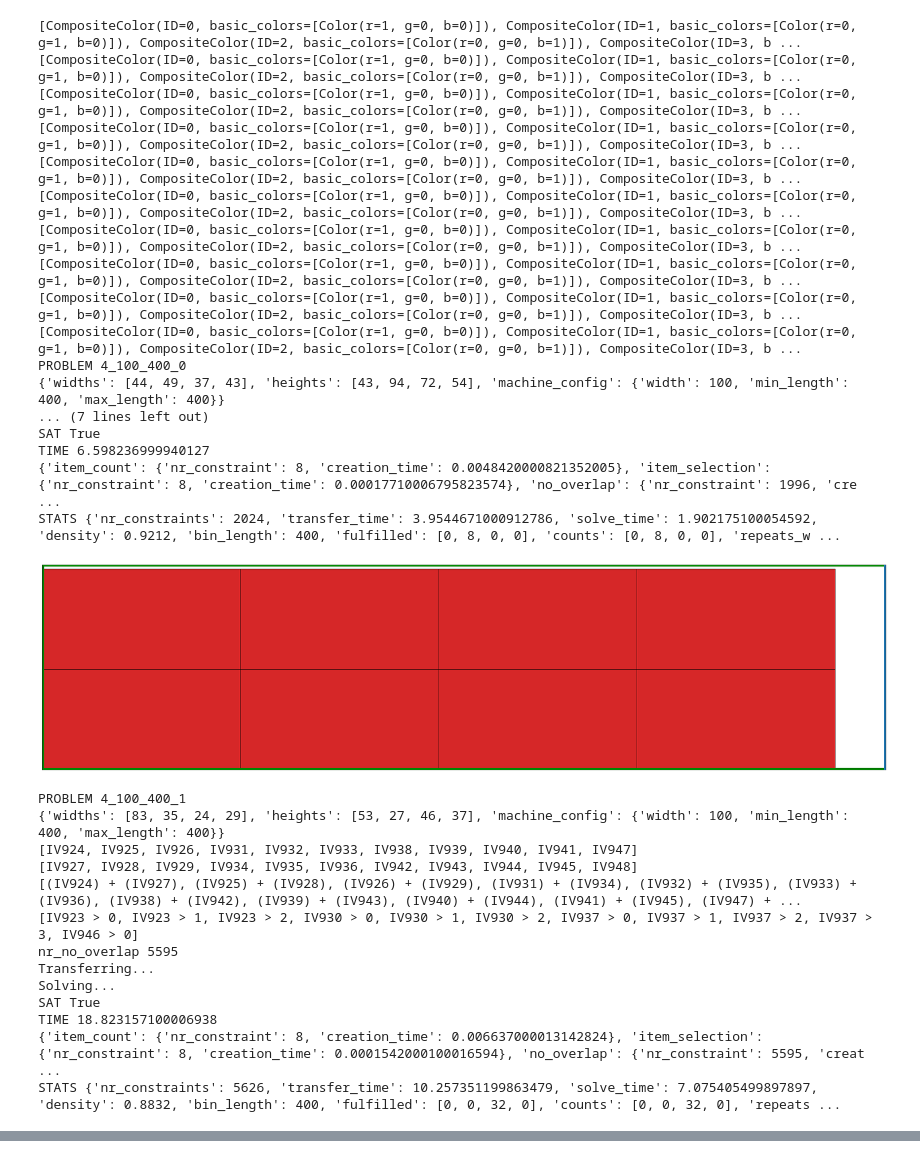
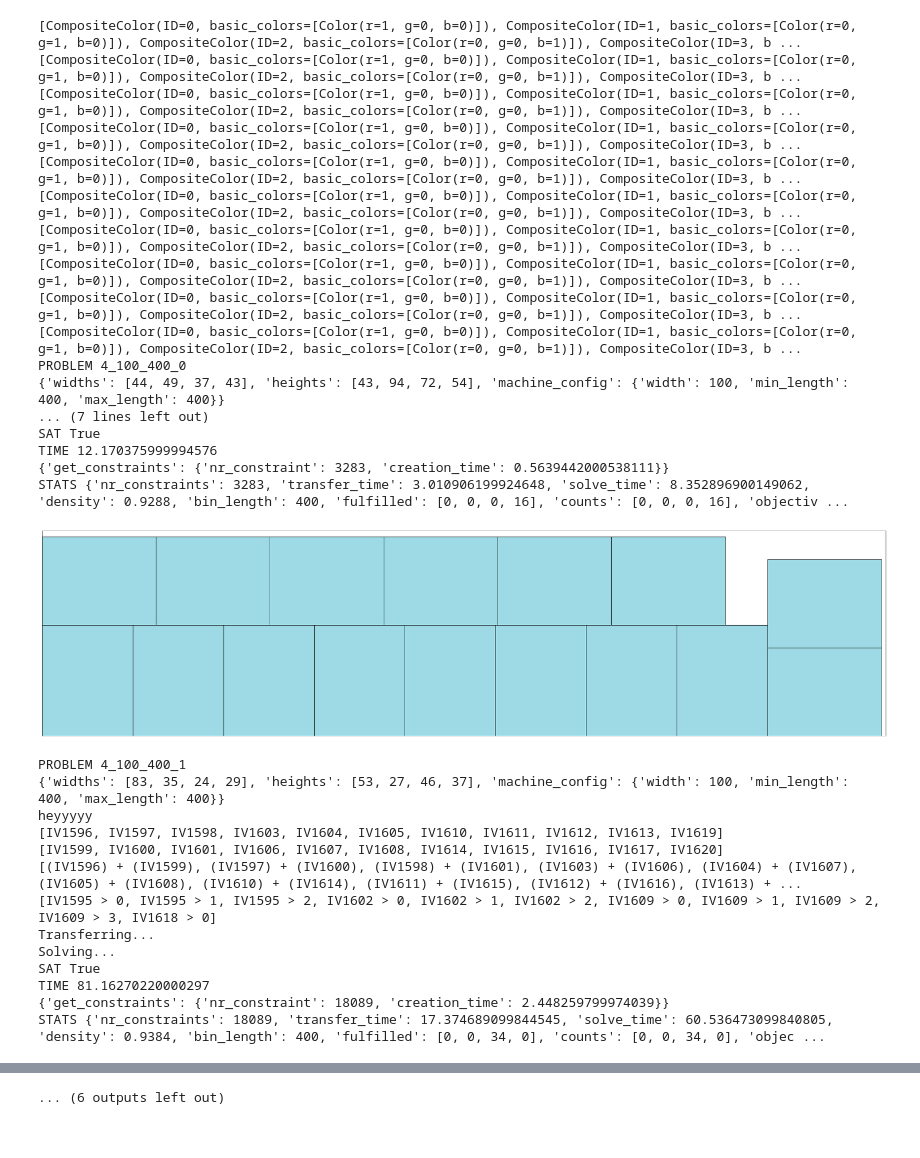
Before and after one commit to ThomSerg/IndustrialWeavePlanning, a Jupyter notebook: benchmarks/single_bin_creel/benchmark.ipynb, the cells around one changed output, grey strips where cells are left out. Saved outputs shown, nothing was run; the diff lists cells and outputs as text; code cells hidden in the pictures.

```diff
--- a/benchmarks/single_bin_creel/benchmark.ipynb
+++ b/benchmarks/single_bin_creel/benchmark.ipynb
@@ -20,47 +21,47 @@ problems = [
 # %%
 nr_item_types = [4]
 
 for minutes in [1]:
     for nr_item_type in nr_item_types:
         for problem in problems:
 
             x, y = problem
             #for x in range(1,y+1):
             file_name = str(nr_item_type) + "_" + str(x) + "_" + str(y)
 
             f = open(os.path.join(os.getcwd(), "problems", file_name + ".json"))
             data = json.load(f)
 
-            run_single_bin_benchmark_repeated([AnchorSBMCreel], (ProblemJsonCS.init_from_file(data)), max_time_seconds=60*minutes, nr_repeats=1)
+            run_single_bin_benchmark_repeated([GuillotineSBMCreel], (ProblemJsonCS.init_from_file(data)), max_time_seconds=60*minutes, nr_repeats=1)
 # %% [output]
 [CompositeColor(ID=0, basic_colors=[Color(r=1, g=0, b=0)]), CompositeColor(ID=1, basic_colors=[Color(r=0, g=1, b=0)]), CompositeColor(ID=2, basic_colors=[Color(r=0, g=0, b=1)]), CompositeColor(ID=3, b ...
 [CompositeColor(ID=0, basic_colors=[Color(r=1, g=0, b=0)]), CompositeColor(ID=1, basic_colors=[Color(r=0, g=1, b=0)]), CompositeColor(ID=2, basic_colors=[Color(r=0, g=0, b=1)]), CompositeColor(ID=3, b ...
 [CompositeColor(ID=0, basic_colors=[Color(r=1, g=0, b=0)]), CompositeColor(ID=1, basic_colors=[Color(r=0, g=1, b=0)]), CompositeColor(ID=2, basic_colors=[Color(r=0, g=0, b=1)]), CompositeColor(ID=3, b ...
 [CompositeColor(ID=0, basic_colors=[Color(r=1, g=0, b=0)]), CompositeColor(ID=1, basic_colors=[Color(r=0, g=1, b=0)]), CompositeColor(ID=2, basic_colors=[Color(r=0, g=0, b=1)]), CompositeColor(ID=3, b ...
 [CompositeColor(ID=0, basic_colors=[Color(r=1, g=0, b=0)]), CompositeColor(ID=1, basic_colors=[Color(r=0, g=1, b=0)]), CompositeColor(ID=2, basic_colors=[Color(r=0, g=0, b=1)]), CompositeColor(ID=3, b ...
 [CompositeColor(ID=0, basic_colors=[Color(r=1, g=0, b=0)]), CompositeColor(ID=1, basic_colors=[Color(r=0, g=1, b=0)]), CompositeColor(ID=2, basic_colors=[Color(r=0, g=0, b=1)]), CompositeColor(ID=3, b ...
 [CompositeColor(ID=0, basic_colors=[Color(r=1, g=0, b=0)]), CompositeColor(ID=1, basic_colors=[Color(r=0, g=1, b=0)]), CompositeColor(ID=2, basic_colors=[Color(r=0, g=0, b=1)]), CompositeColor(ID=3, b ...
 [CompositeColor(ID=0, basic_colors=[Color(r=1, g=0, b=0)]), CompositeColor(ID=1, basic_colors=[Color(r=0, g=1, b=0)]), CompositeColor(ID=2, basic_colors=[Color(r=0, g=0, b=1)]), CompositeColor(ID=3, b ...
 [CompositeColor(ID=0, basic_colors=[Color(r=1, g=0, b=0)]), CompositeColor(ID=1, basic_colors=[Color(r=0, g=1, b=0)]), CompositeColor(ID=2, basic_colors=[Color(r=0, g=0, b=1)]), CompositeColor(ID=3, b ...
 [CompositeColor(ID=0, basic_colors=[Color(r=1, g=0, b=0)]), CompositeColor(ID=1, basic_colors=[Color(r=0, g=1, b=0)]), CompositeColor(ID=2, basic_colors=[Color(r=0, g=0, b=1)]), CompositeColor(ID=3, b ...
 PROBLEM 4_100_400_0
 {'widths': [44, 49, 37, 43], 'heights': [43, 94, 72, 54], 'machine_config': {'width': 100, 'min_length': 400, 'max_length': 400}}
 ... (7 lines left out)
 SAT True
-TIME 6.598236999940127
-{'item_count': {'nr_constraint': 8, 'creation_time': 0.0048420000821352005}, 'item_selection': {'nr_constraint': 8, 'creation_time': 0.00017710006795823574}, 'no_overlap': {'nr_constraint': 1996, 'cre ...
-STATS {'nr_constraints': 2024, 'transfer_time': 3.9544671000912786, 'solve_time': 1.902175100054592, 'density': 0.9212, 'bin_length': 400, 'fulfilled': [0, 8, 0, 0], 'counts': [0, 8, 0, 0], 'repeats_w ...
+TIME 12.170375999994576
+{'get_constraints': {'nr_constraint': 3283, 'creation_time': 0.5639442000538111}}
+STATS {'nr_constraints': 3283, 'transfer_time': 3.010906199924648, 'solve_time': 8.352896900149062, 'density': 0.9288, 'bin_length': 400, 'fulfilled': [0, 0, 0, 16], 'counts': [0, 0, 0, 16], 'objectiv ...
-[figure, old version]
+[figure, new version]
 PROBLEM 4_100_400_1
 {'widths': [83, 35, 24, 29], 'heights': [53, 27, 46, 37], 'machine_config': {'width': 100, 'min_length': 400, 'max_length': 400}}
-[IV924, IV925, IV926, IV931, IV932, IV933, IV938, IV939, IV940, IV941, IV947]
-[IV927, IV928, IV929, IV934, IV935, IV936, IV942, IV943, IV944, IV945, IV948]
-[(IV924) + (IV927), (IV925) + (IV928), (IV926) + (IV929), (IV931) + (IV934), (IV932) + (IV935), (IV933) + (IV936), (IV938) + (IV942), (IV939) + (IV943), (IV940) + (IV944), (IV941) + (IV945), (IV947) + ...
-[IV923 > 0, IV923 > 1, IV923 > 2, IV930 > 0, IV930 > 1, IV930 > 2, IV937 > 0, IV937 > 1, IV937 > 2, IV937 > 3, IV946 > 0]
-nr_no_overlap 5595
+heyyyyy
+[IV1596, IV1597, IV1598, IV1603, IV1604, IV1605, IV1610, IV1611, IV1612, IV1613, IV1619]
+[IV1599, IV1600, IV1601, IV1606, IV1607, IV1608, IV1614, IV1615, IV1616, IV1617, IV1620]
+[(IV1596) + (IV1599), (IV1597) + (IV1600), (IV1598) + (IV1601), (IV1603) + (IV1606), (IV1604) + (IV1607), (IV1605) + (IV1608), (IV1610) + (IV1614), (IV1611) + (IV1615), (IV1612) + (IV1616), (IV1613) + ...
+[IV1595 > 0, IV1595 > 1, IV1595 > 2, IV1602 > 0, IV1602 > 1, IV1602 > 2, IV1609 > 0, IV1609 > 1, IV1609 > 2, IV1609 > 3, IV1618 > 0]
 Transferring...
 Solving...
 SAT True
-TIME 18.823157100006938
-{'item_count': {'nr_constraint': 8, 'creation_time': 0.006637000013142824}, 'item_selection': {'nr_constraint': 8, 'creation_time': 0.0001542000100016594}, 'no_overlap': {'nr_constraint': 5595, 'creat ...
-STATS {'nr_constraints': 5626, 'transfer_time': 10.257351199863479, 'solve_time': 7.075405499897897, 'density': 0.8832, 'bin_length': 400, 'fulfilled': [0, 0, 32, 0], 'counts': [0, 0, 32, 0], 'repeats ...
+TIME 81.16270220000297
+{'get_constraints': {'nr_constraint': 18089, 'creation_time': 2.448259799974039}}
+STATS {'nr_constraints': 18089, 'transfer_time': 17.374689099844545, 'solve_time': 60.536473099840805, 'density': 0.9384, 'bin_length': 400, 'fulfilled': [0, 0, 34, 0], 'counts': [0, 0, 34, 0], 'objec ...
@@ -90,0 +125 @@ KeyboardInterrupt:
+... (6 outputs left out)
```
Also changed, not shown: parts of 2 cells of this notebook, 6 other files.
